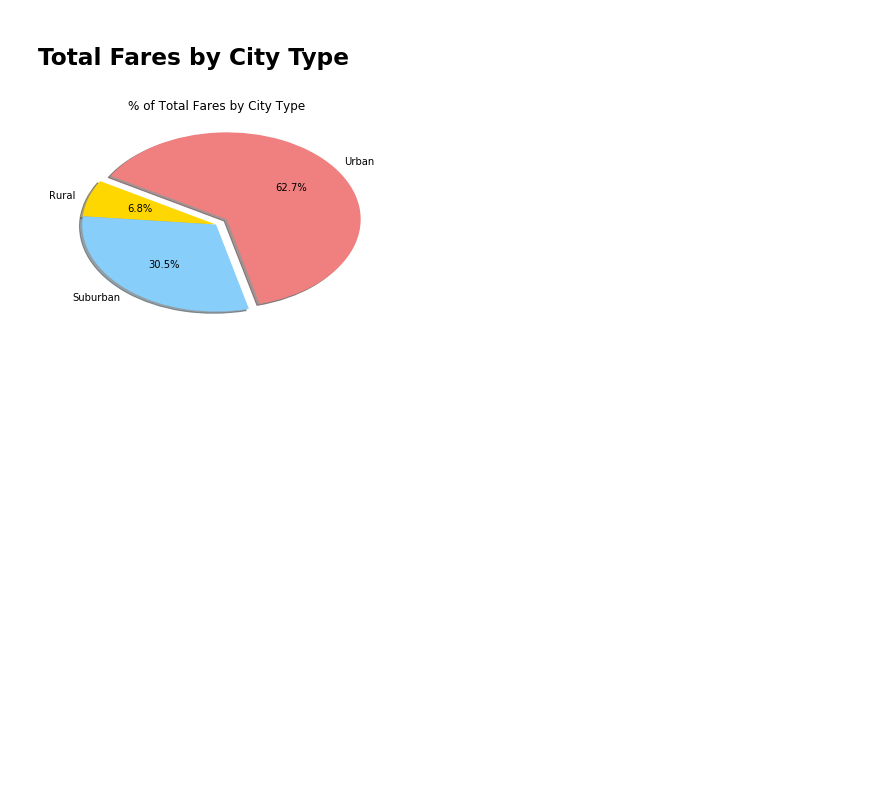
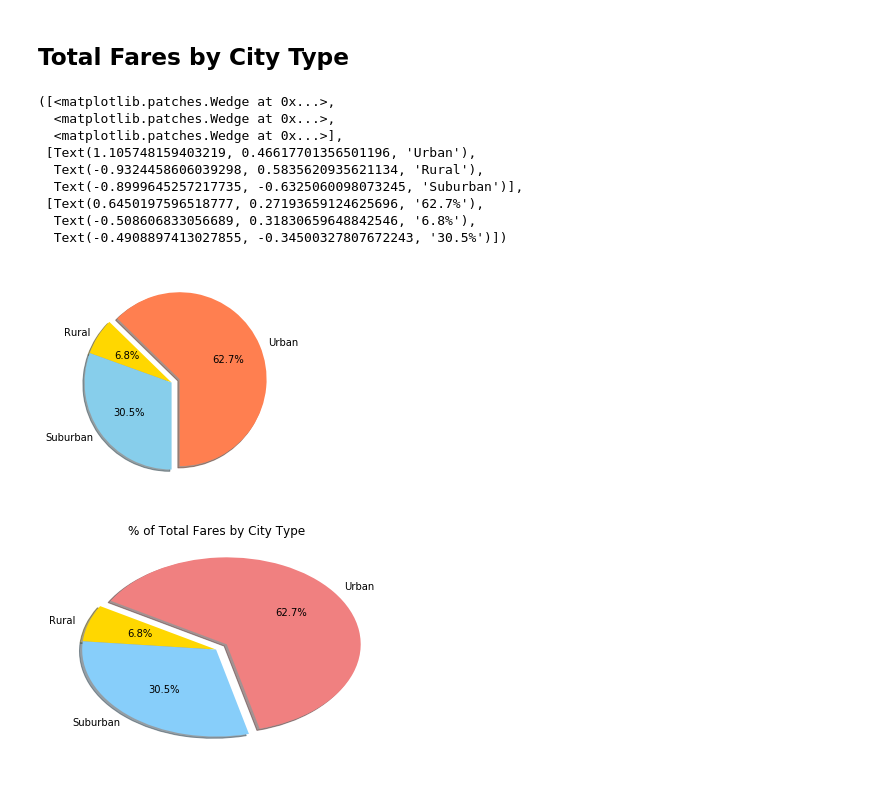
Before and after one commit to dhr321/matplotlib, a Jupyter notebook: pyber_dhr.ipynb, the cells around one changed output. Cells and saved outputs as stored; diff of their text form; code cells hidden in the pictures; blank space fills up the shorter version.

Commit message:
Total Fares by City Type completed.

```diff
--- a/pyber_dhr.ipynb
+++ b/pyber_dhr.ipynb
@@ -147,4 +147,51 @@ plt.show()
 [figure]
 # %% [markdown]
 ## Total Fares by City Type
+# %%
+# Pie Chart Model:
+    # Labels for the sections of our pie chart
+    # labels = ["Humans", "Smurfs", "Hobbits", "Ninjas"]
+
+    # The values of each section of the pie chart
+    # sizes = [220, 95, 80, 100]
+
+    # The colors of each section of the pie chart
+    # colors = ["red", "orange", "lightcoral", "lightskyblue"]
+
+    # Tells matplotlib to seperate the "Python" section from the others
+    # explode = (0.1, 0, 0, 0)
+    # Creates the pie chart based upon the values above
+    # Automatically finds the percentages of each part of the pie chart
+    # plt.pie(sizes, explode=explode, labels=labels, colors=colors,
+    #         autopct="%1.1f%%", shadow=True, startangle=140)
+
+# Calculate Type Percents
+urbanFares = urban_df['fare_sum'].sum()
+suburbanFares = suburban_df['fare_sum'].sum()
+ruralFares = rural_df['fare_sum'].sum()
+totalFares = urbanFares + suburbanFares + ruralFares
+totalFares
+
+urbanPct = round(urbanFares / totalFares * 100, 1)
+suburbanPct = round(suburbanFares / totalFares * 100, 1)
+ruralPct = round(ruralFares / totalFares * 100, 1)
+
+labels = ['Urban', 'Rural', 'Suburban']
+percentages = [urbanPct, ruralPct, suburbanPct]
+colors = ['coral', 'gold', 'skyblue']
+explode = (0.1, 0, 0)
+
+plt.pie(percentages, explode=explode, labels=labels, colors=colors,
+        autopct="%1.1f%%", shadow=True, startangle=270)
+# %% [output]
+([<matplotlib.patches.Wedge at 0x...>,
+  <matplotlib.patches.Wedge at 0x...>,
+  <matplotlib.patches.Wedge at 0x...>],
+ [Text(1.105748159403219, 0.46617701356501196, 'Urban'),
+  Text(-0.9324458606039298, 0.5835620935621134, 'Rural'),
+  Text(-0.8999645257217735, -0.6325060098073245, 'Suburban')],
+ [Text(0.6450197596518777, 0.27193659124625696, '62.7%'),
+  Text(-0.508606833056689, 0.31830659648842546, '6.8%'),
+  Text(-0.4908897413027855, -0.34500327807672243, '30.5%')])
+[figure, added]
 # %%
```
Also changed, not shown: parts of 1 cell of this notebook.
